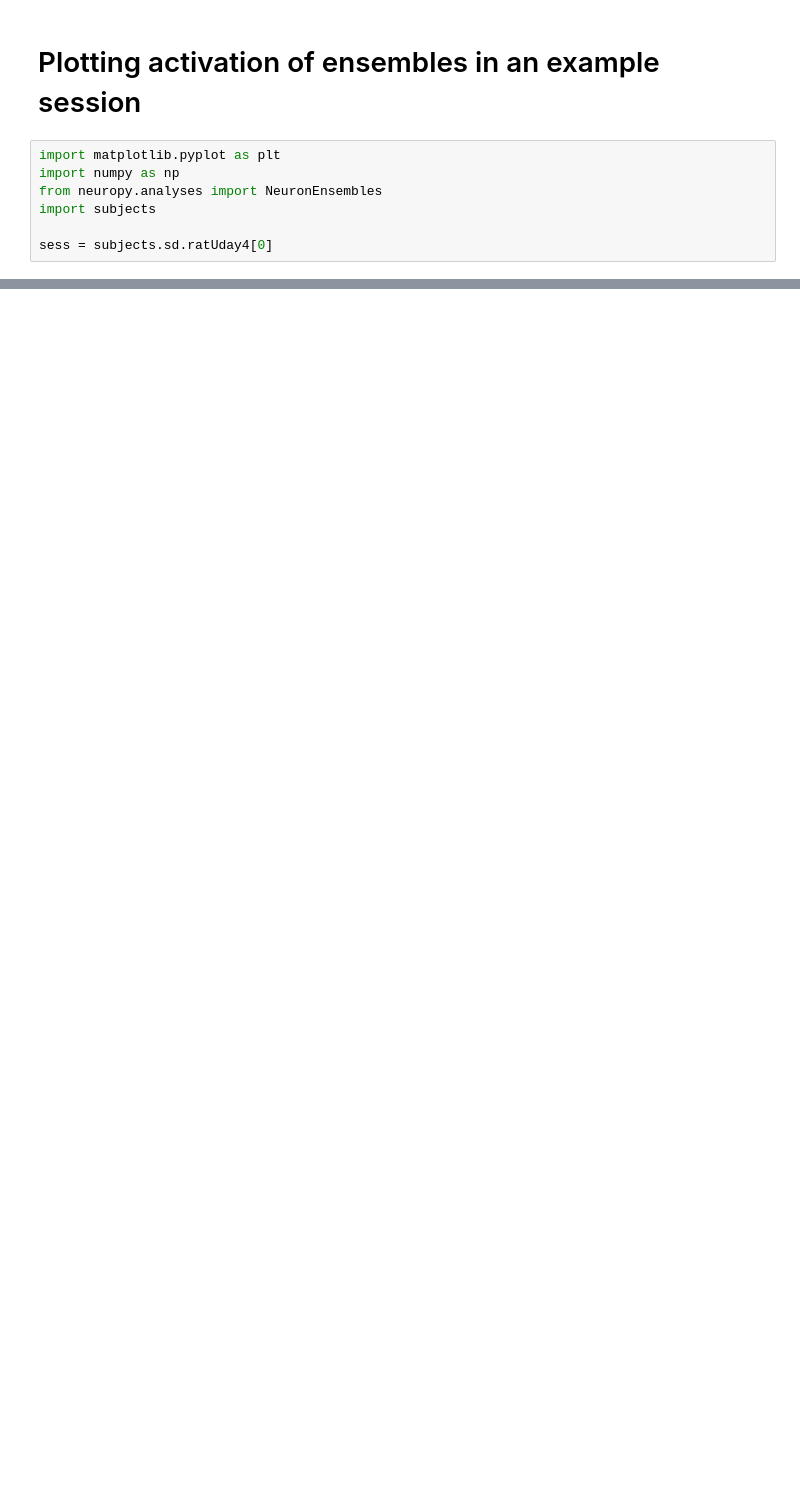
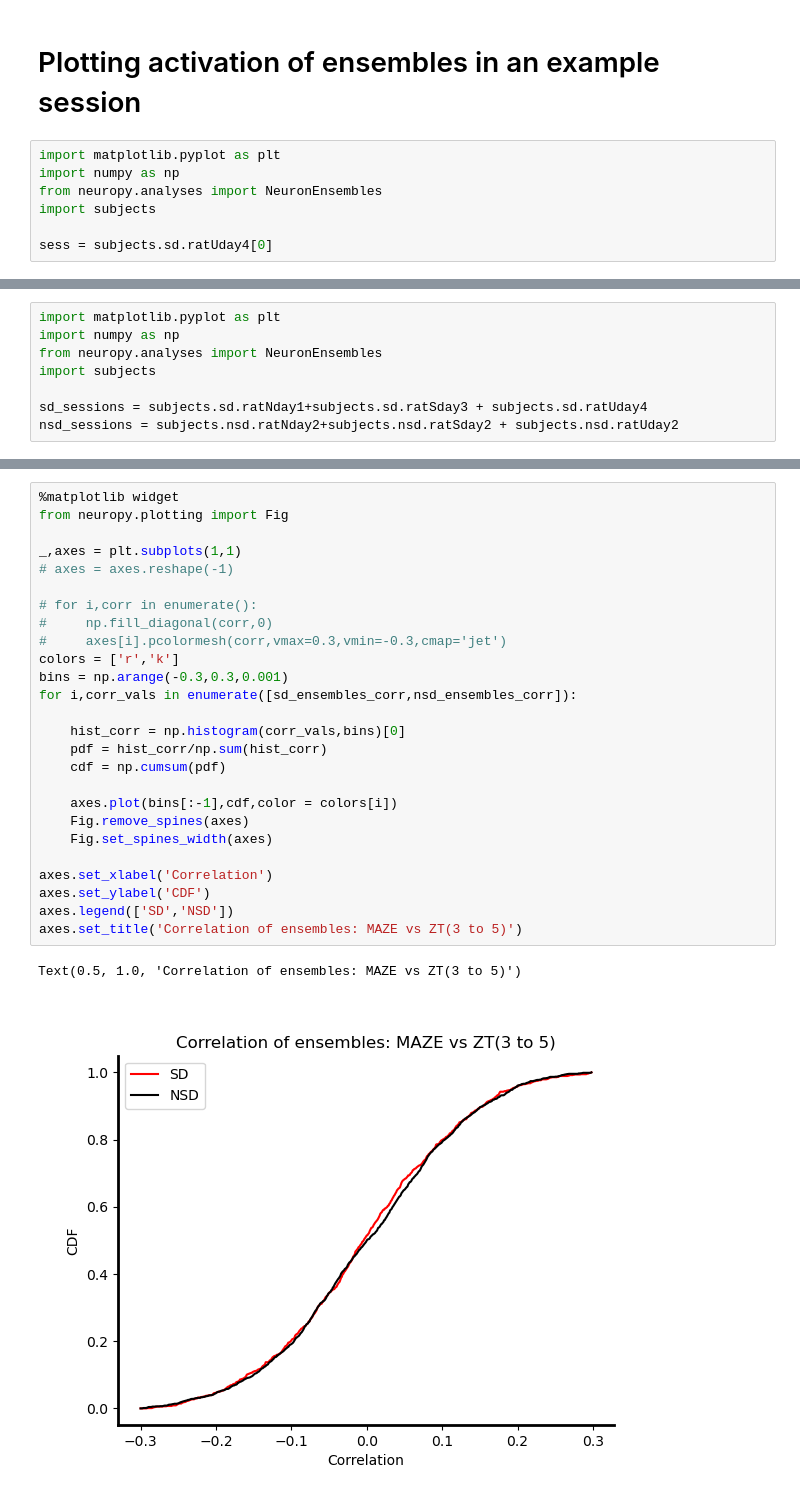
Before and after one commit to bapungiri/NeuroPy, a Jupyter notebook: sleep_deprivation/sd_ensembles.ipynb, the cells around one changed output, grey strips where cells are left out. Cells and saved outputs as stored; diff of their text form; blank space fills up the shorter version.

```diff
--- a/sleep_deprivation/sd_ensembles.ipynb
+++ b/sleep_deprivation/sd_ensembles.ipynb
@@ -60,0 +41,8 @@ array([ 3,  5,  6,  8, 26, 27, 28, 35, 38, 42, 43, 48, 50, 53, 54, 62, 64,
+# %%
+import matplotlib.pyplot as plt
+import numpy as np
+from neuropy.analyses import NeuronEnsembles
+import subjects
+
+sd_sessions = subjects.sd.ratNday1+subjects.sd.ratSday3 + subjects.sd.ratUday4
+nsd_sessions = subjects.nsd.ratNday2+subjects.nsd.ratSday2 + subjects.nsd.ratUday2
@@ -60,0 +127,29 @@ array([ 3,  5,  6,  8, 26, 27, 28, 35, 38, 42, 43, 48, 50, 53, 54, 62, 64,
+# %%
+%matplotlib widget
+from neuropy.plotting import Fig
+
+_,axes = plt.subplots(1,1)
+# axes = axes.reshape(-1)
+
+# for i,corr in enumerate():
+#     np.fill_diagonal(corr,0)
+#     axes[i].pcolormesh(corr,vmax=0.3,vmin=-0.3,cmap='jet')
+colors = ['r','k']
+bins = np.arange(-0.3,0.3,0.001)
+for i,corr_vals in enumerate([sd_ensembles_corr,nsd_ensembles_corr]):
+
+    hist_corr = np.histogram(corr_vals,bins)[0]
+    pdf = hist_corr/np.sum(hist_corr)
+    cdf = np.cumsum(pdf)
+
+    axes.plot(bins[:-1],cdf,color = colors[i])
+    Fig.remove_spines(axes)
+    Fig.set_spines_width(axes)
+
+axes.set_xlabel('Correlation')
+axes.set_ylabel('CDF')
+axes.legend(['SD','NSD'])
+axes.set_title('Correlation of ensembles: MAZE vs ZT(3 to 5)')
+# %% [output]
+Text(0.5, 1.0, 'Correlation of ensembles: MAZE vs ZT(3 to 5)')
+[figure, added]
```
Also changed, not shown: parts of 9 cells of this notebook.
